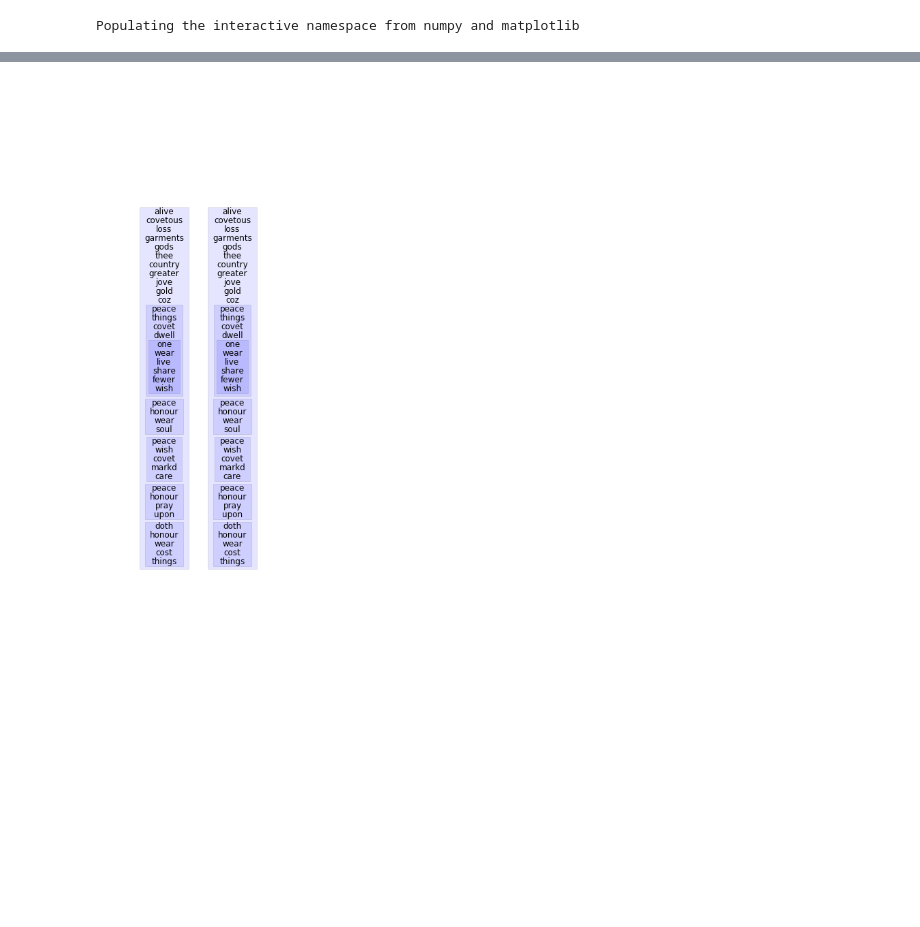
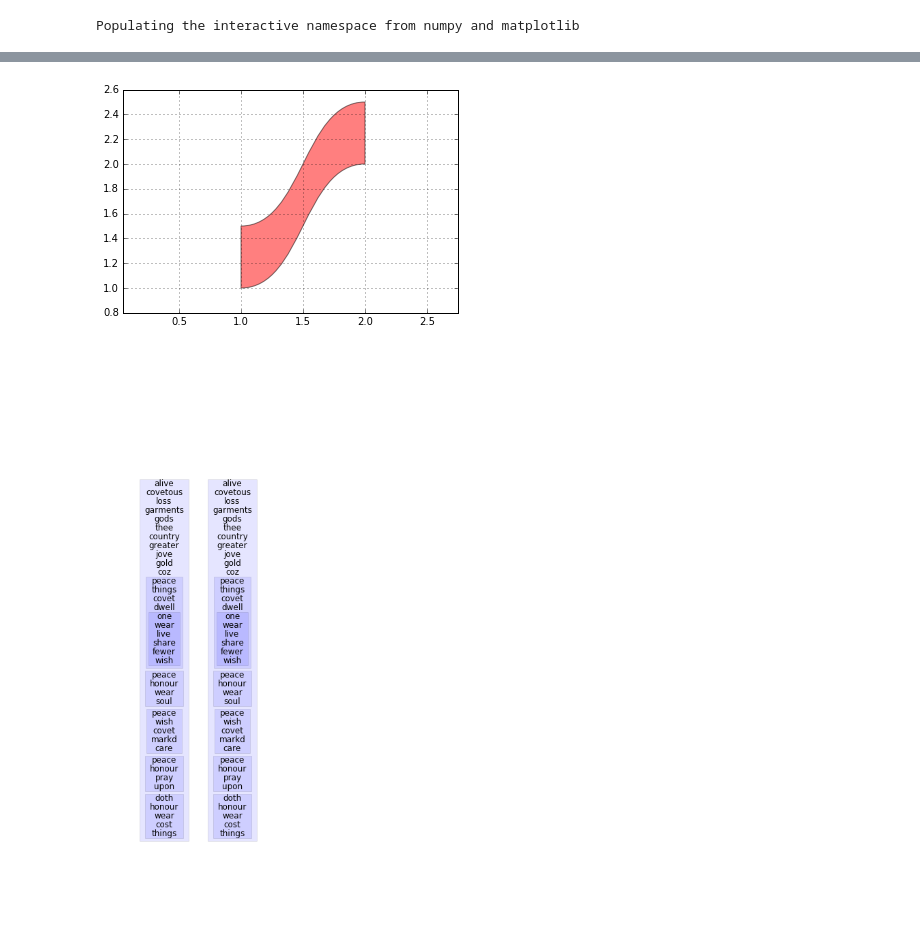
Before and after one commit to JamesPHoughton/homer, a Jupyter notebook: sandbox_py3.ipynb, the cells around one changed output, grey strips where cells are left out. Saved outputs shown, nothing was run; the diff lists cells and outputs as text; code cells hidden in the pictures; blank space fills up the shorter version.

```diff
--- a/sandbox_py3.ipynb
+++ b/sandbox_py3.ipynb
@@ -57,3 +109,37 @@ node.compute_size()
+# %%
+import matplotlib.path as mpath
+import matplotlib.patches as mpatches
+import matplotlib.pyplot as plt
+
+
+fig, ax = plt.subplots()
+
+Path = mpath.Path
+path_data = [
+    (Path.MOVETO, (1, 1)),
+    (Path.CURVE4, (1.5, 1)),
+    (Path.CURVE4, (1.5, 2)),
+    (Path.CURVE4, (2, 2)),
+    (Path.LINETO, (2, 2.5)),
+    (Path.CURVE4, (1.5, 2.5)),
+    (Path.CURVE4, (1.5, 1.5)),
+    (Path.CURVE4, (1, 1.5)),
+    (Path.CLOSEPOLY, (1, 1))
+    ]
+codes, verts = zip(*path_data)
+path = mpath.Path(verts, codes)
+patch = mpatches.PathPatch(path, facecolor='r', alpha=0.5)
+ax.add_patch(patch)
+
+# plot control points and connecting lines
+#x, y = zip(*path.vertices)
+#line, = ax.plot(x, y, 'go-')
+
+ax.grid()
+ax.axis('equal')
+plt.show()
+# %% [output]
+[figure, added]
 # %%
 fig = plt.figure(figsize=(7,14))
 ax = plt.gca()
```
Also changed, not shown: parts of 20 cells of this notebook, 8 other files.
